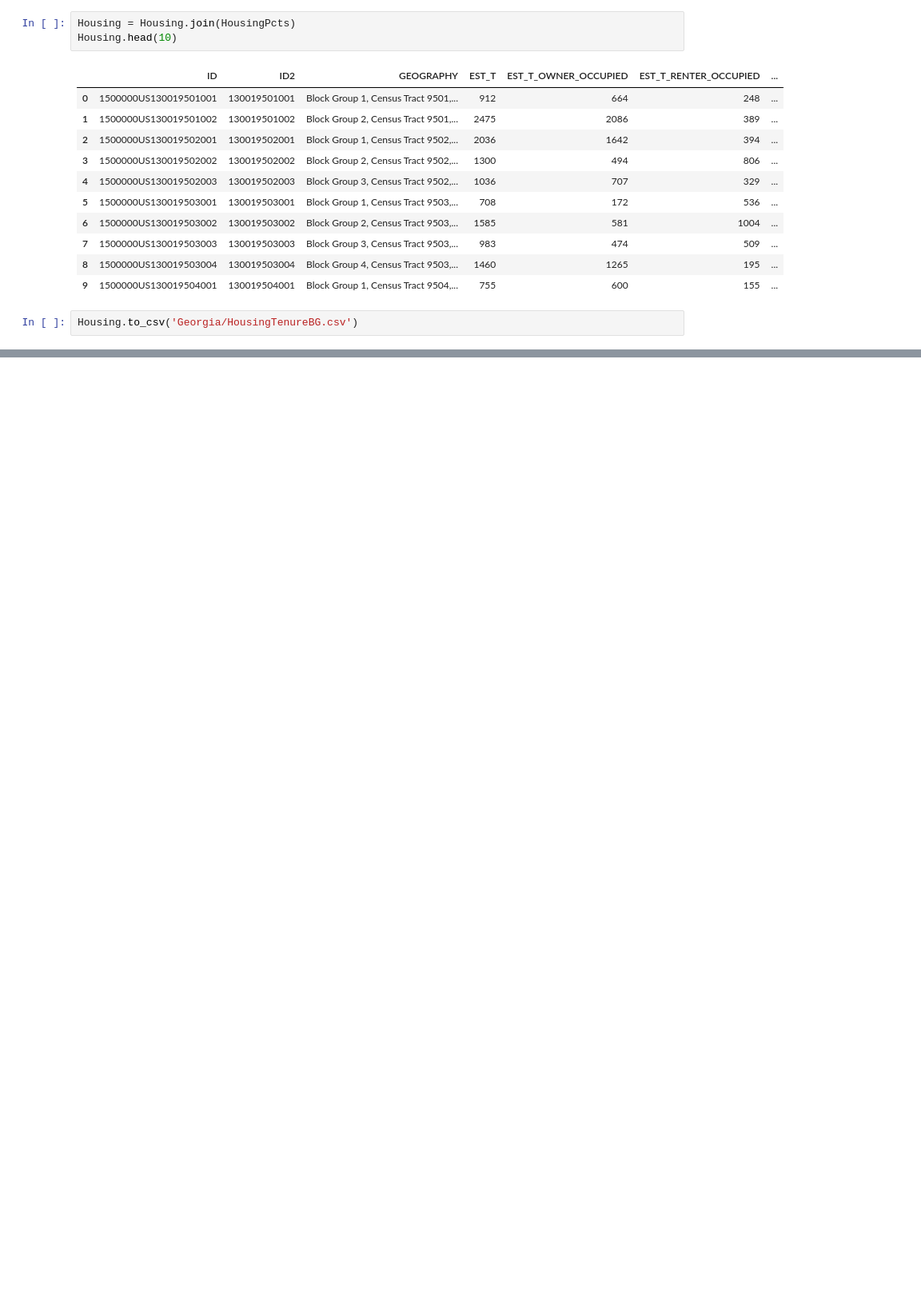
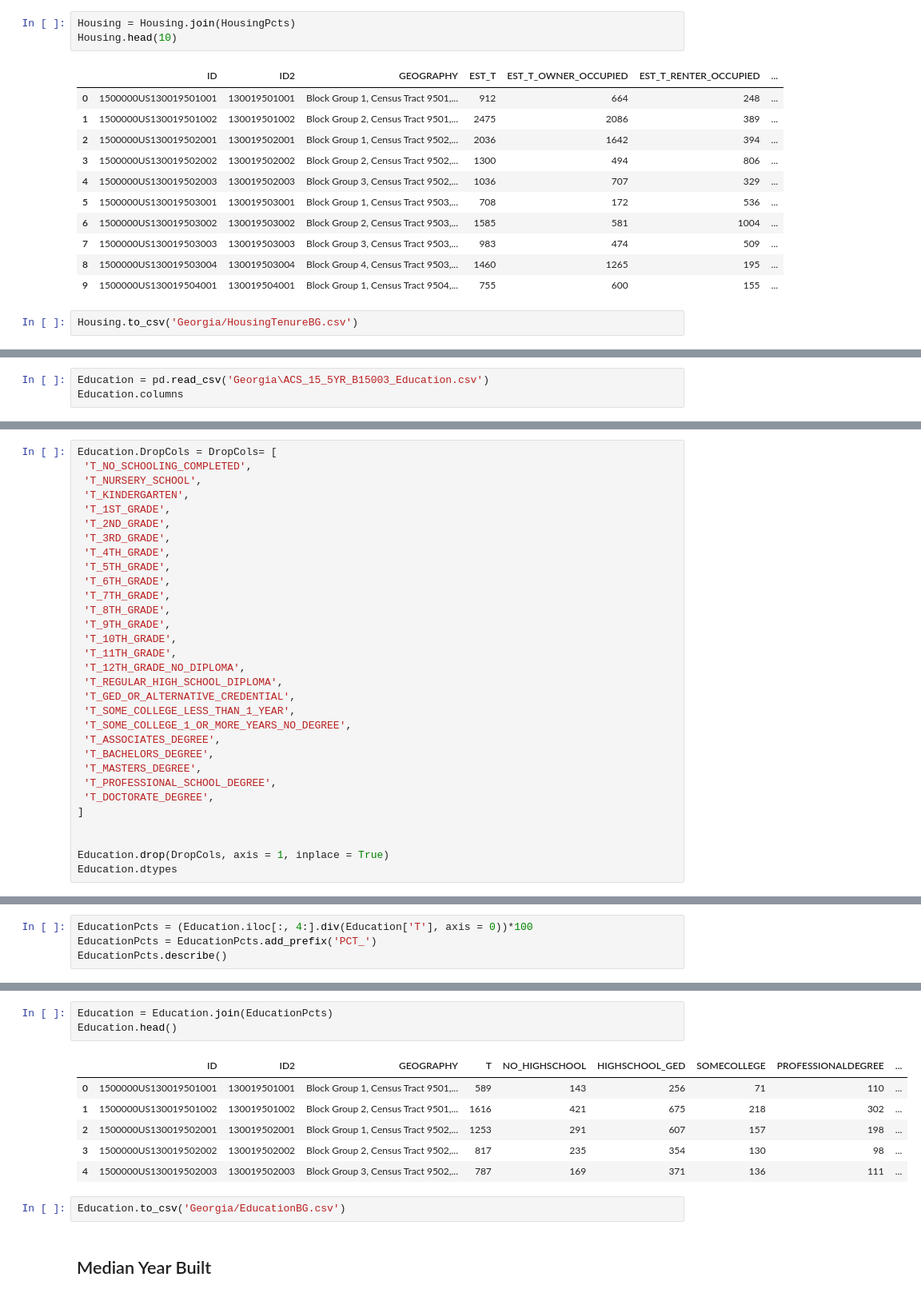
Before and after one commit to akell47/FormattACS, a Jupyter notebook: ACSformatting.ipynb, the cells around one changed output, grey strips where cells are left out. Shown at 80% size. Drawn from its saved outputs; the diff is of its cells as text; blank space fills up the shorter version.

Commit message:
Median House Age & Educational Attainment

```diff
--- a/ACSformatting.ipynb
+++ b/ACSformatting.ipynb
@@ -261,0 +264,3 @@ Housing.to_csv('Georgia/HousingTenureBG.csv')
+# %%
+Education = pd.read_csv('Georgia\ACS_15_5YR_B15003_Education.csv')
+Education.columns
@@ -261,0 +329,31 @@ Housing.to_csv('Georgia/HousingTenureBG.csv')
+# %%
+Education.DropCols = DropCols= [
+ 'T_NO_SCHOOLING_COMPLETED',
+ 'T_NURSERY_SCHOOL',
+ 'T_KINDERGARTEN',
+ 'T_1ST_GRADE',
+ 'T_2ND_GRADE',
+ 'T_3RD_GRADE',
+ 'T_4TH_GRADE',
+ 'T_5TH_GRADE',
+ 'T_6TH_GRADE',
+ 'T_7TH_GRADE',
+ 'T_8TH_GRADE',
+ 'T_9TH_GRADE',
+ 'T_10TH_GRADE',
+ 'T_11TH_GRADE',
+ 'T_12TH_GRADE_NO_DIPLOMA',
+ 'T_REGULAR_HIGH_SCHOOL_DIPLOMA',
+ 'T_GED_OR_ALTERNATIVE_CREDENTIAL',
+ 'T_SOME_COLLEGE_LESS_THAN_1_YEAR',
+ 'T_SOME_COLLEGE_1_OR_MORE_YEARS_NO_DEGREE',
+ 'T_ASSOCIATES_DEGREE',
+ 'T_BACHELORS_DEGREE',
+ 'T_MASTERS_DEGREE',
+ 'T_PROFESSIONAL_SCHOOL_DEGREE',
+ 'T_DOCTORATE_DEGREE',
+]
+
+
+Education.drop(DropCols, axis = 1, inplace = True)
+Education.dtypes
@@ -261,0 +374,4 @@ Housing.to_csv('Georgia/HousingTenureBG.csv')
+# %%
+EducationPcts = (Education.iloc[:, 4:].div(Education['T'], axis = 0))*100
+EducationPcts = EducationPcts.add_prefix('PCT_')
+EducationPcts.describe()
@@ -261,0 +388,14 @@ Housing.to_csv('Georgia/HousingTenureBG.csv')
+# %%
+Education = Education.join(EducationPcts)
+Education.head()
+# %% [output]
+|  | ID | ID2 | GEOGRAPHY | T | NO_HIGHSCHOOL | HIGHSCHOOL_GED | SOMECOLLEGE | PROFESSIONALDEGREE | ... |
+| 0 | 1500000US130019501001 | 130019501001 | Block Group 1, Census Tract 9501,... | 589 | 143 | 256 | 71 | 110 | ... |
+| 1 | 1500000US130019501002 | 130019501002 | Block Group 2, Census Tract 9501,... | 1616 | 421 | 675 | 218 | 302 | ... |
+| 2 | 1500000US130019502001 | 130019502001 | Block Group 1, Census Tract 9502,... | 1253 | 291 | 607 | 157 | 198 | ... |
+| 3 | 1500000US130019502002 | 130019502002 | Block Group 2, Census Tract 9502,... | 817 | 235 | 354 | 130 | 98 | ... |
+| 4 | 1500000US130019502003 | 130019502003 | Block Group 3, Census Tract 9502,... | 787 | 169 | 371 | 136 | 111 | ... |
+# %%
+Education.to_csv('Georgia/EducationBG.csv')
+# %% [markdown]
+## Median Year Built
```
Also changed, not shown: parts of 11 cells of this notebook.
